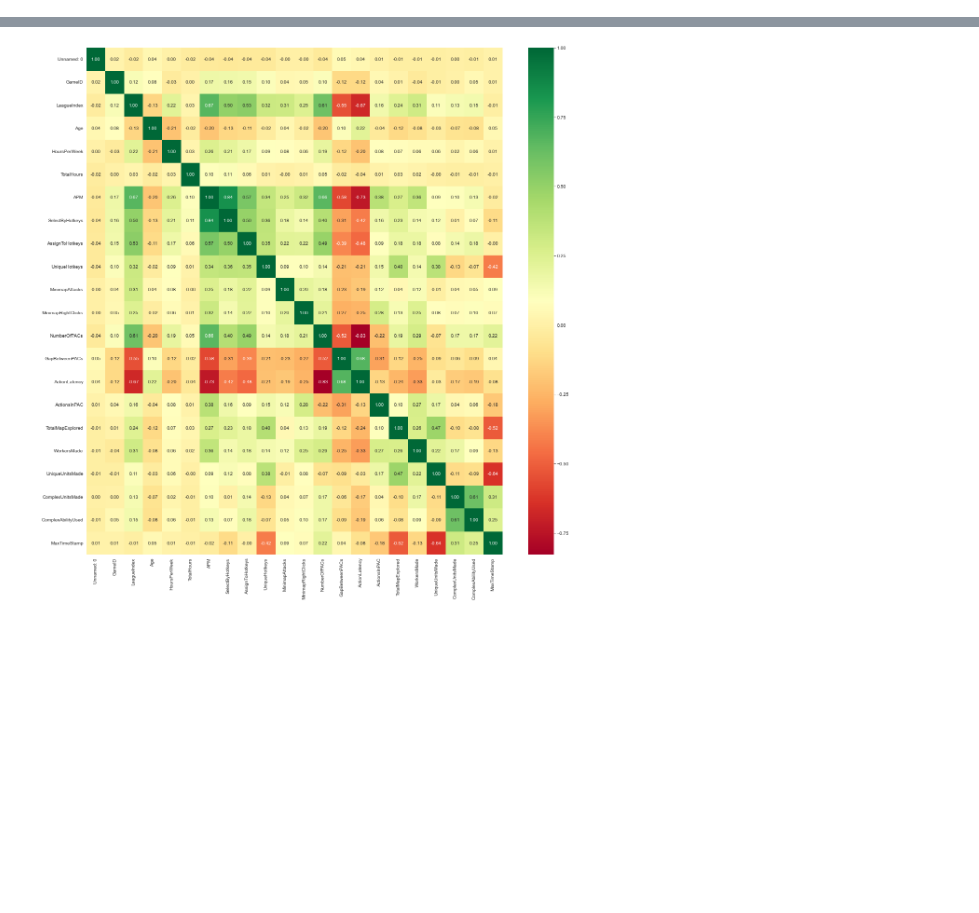
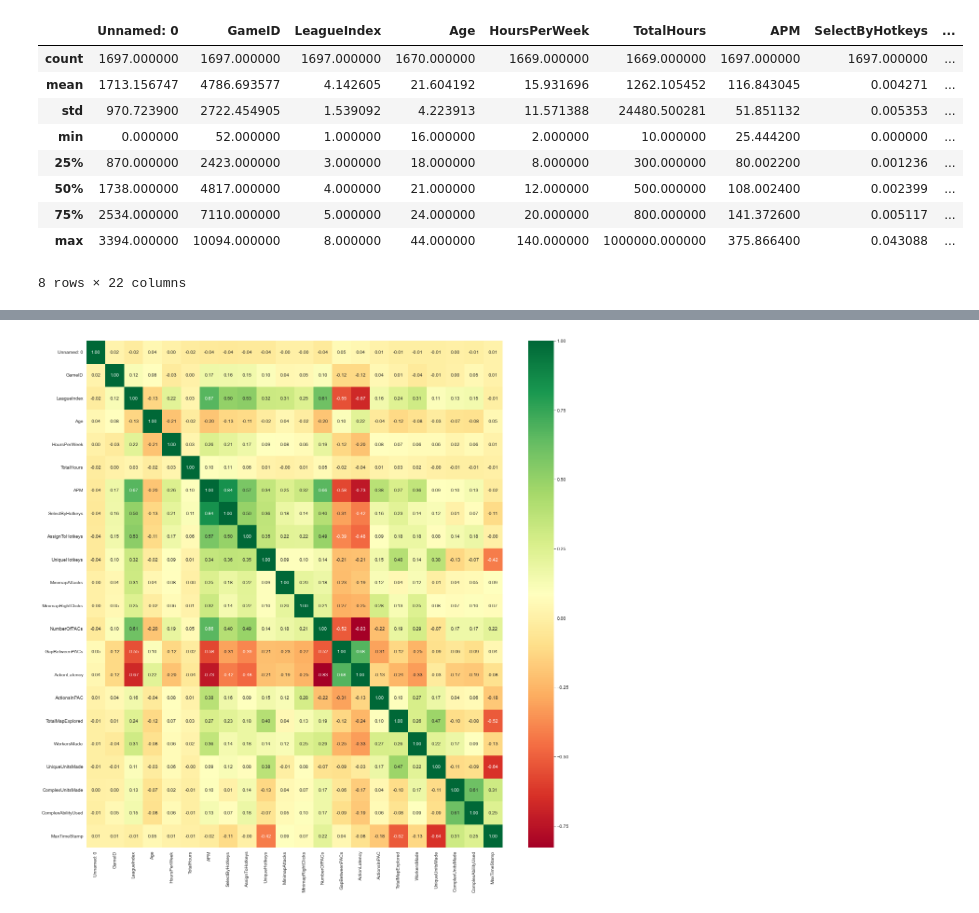
Before and after one commit to sugarl-sudo/data_final, a Jupyter notebook: src/data_analy.ipynb, the cells around one changed output, grey strips where cells are left out. Cells and saved outputs as stored; diff of their text form; code cells hidden in the pictures; blank space fills up the shorter version.

```diff
--- a/src/data_analy.ipynb
+++ b/src/data_analy.ipynb
@@ -5,3 +5,16 @@ import seaborn as sns
 # %%
 df_train = pd.read_csv('../data/train.tsv', delimiter='\t')
 df_test = pd.read_csv('../data/test.tsv', delimiter='\t')
+# %%
+df_train.describe()
+# %% [output]
+|  | Unnamed: 0 | GameID | LeagueIndex | Age | HoursPerWeek | TotalHours | APM | SelectByHotkeys | ... |
+| count | 1697.000000 | 1697.000000 | 1697.000000 | 1670.000000 | 1669.000000 | 1669.000000 | 1697.000000 | 1697.000000 | ... |
+| mean | 1713.156747 | 4786.693577 | 4.142605 | 21.604192 | 15.931696 | 1262.105452 | 116.843045 | 0.004271 | ... |
+| std | 970.723900 | 2722.454905 | 1.539092 | 4.223913 | 11.571388 | 24480.500281 | 51.851132 | 0.005353 | ... |
+| min | 0.000000 | 52.000000 | 1.000000 | 16.000000 | 2.000000 | 10.000000 | 25.444200 | 0.000000 | ... |
+| 25% | 870.000000 | 2423.000000 | 3.000000 | 18.000000 | 8.000000 | 300.000000 | 80.002200 | 0.001236 | ... |
+| 50% | 1738.000000 | 4817.000000 | 4.000000 | 21.000000 | 12.000000 | 500.000000 | 108.002400 | 0.002399 | ... |
+| 75% | 2534.000000 | 7110.000000 | 5.000000 | 24.000000 | 20.000000 | 800.000000 | 141.372600 | 0.005117 | ... |
+| max | 3394.000000 | 10094.000000 | 8.000000 | 44.000000 | 140.000000 | 1000000.000000 | 375.866400 | 0.043088 | ... |
+8 rows × 22 columns
```
Also changed, not shown: parts of 3 cells of this notebook, 49 other files.
